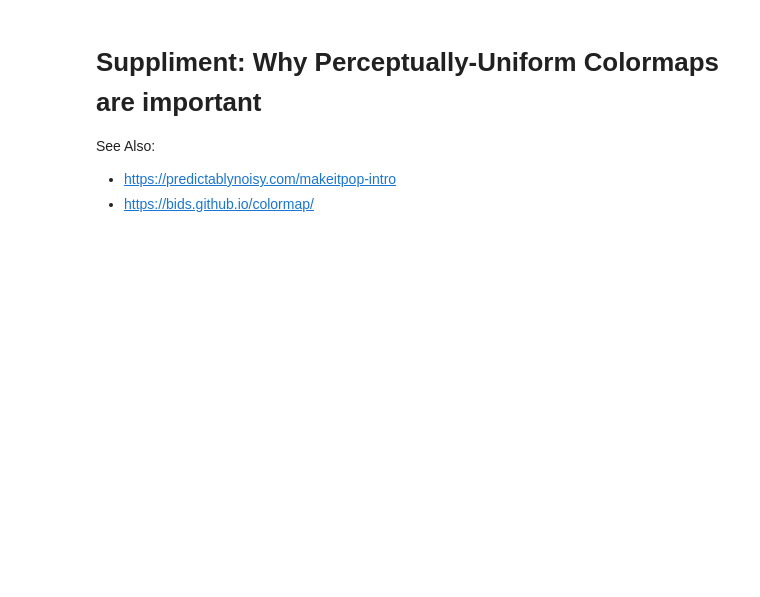
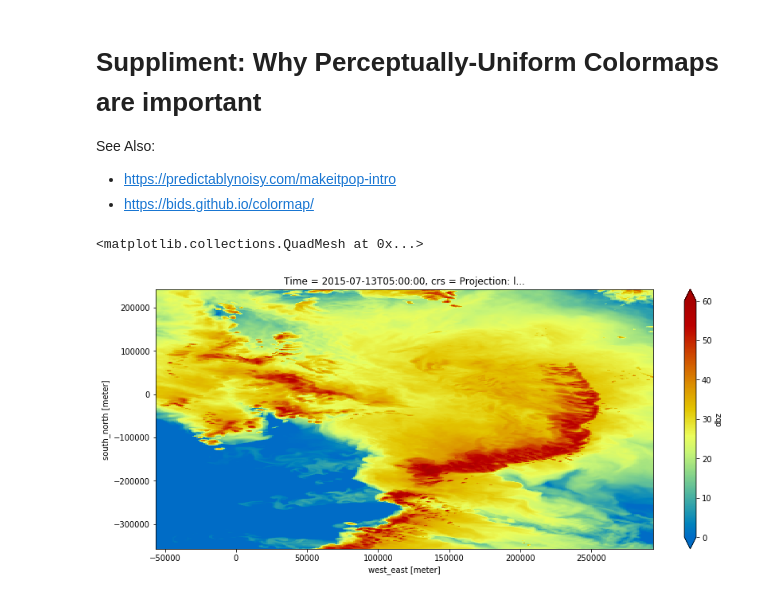
Before and after one commit to jthielen/intermediate_comp_mteor, a Jupyter notebook: module3/suppliment_colormaps.ipynb, the cells around one changed output. Cells and saved outputs as stored; diff of their text form; code cells hidden in the pictures; blank space fills up the shorter version.

```diff
--- a/module3/suppliment_colormaps.ipynb
+++ b/module3/suppliment_colormaps.ipynb
@@ -11,0 +56,7 @@ import matplotlib.pyplot as plt
+# %%
+# Let's take a quick look at the composite reflectivity
+max_refl = data['dbz'].max(data['dbz'].metpy.vertical.name)
+max_refl[100:700, 550:900].plot(cmap=cmap, vmin=0, vmax=60, figsize=(14,6.), aspect='equal')
+# %% [output]
+<matplotlib.collections.QuadMesh at 0x...>
+[figure, added]
```
Also changed, not shown: parts of 12 cells of this notebook, 1 other file.
